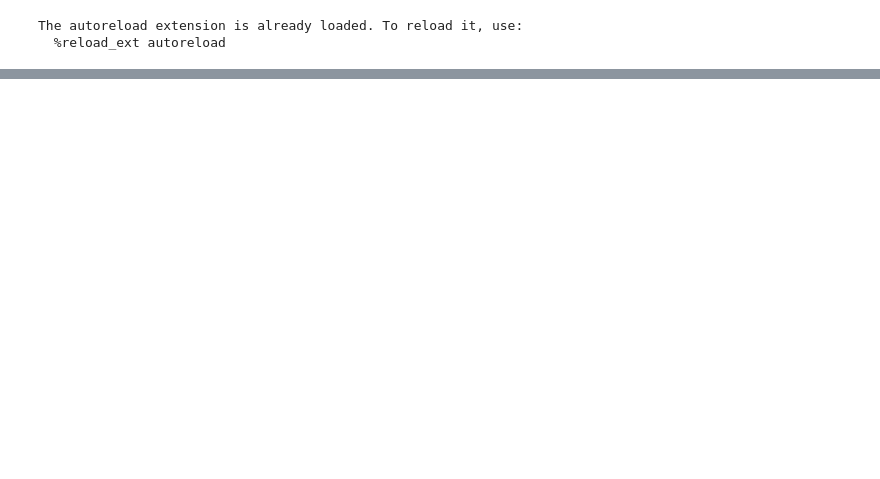
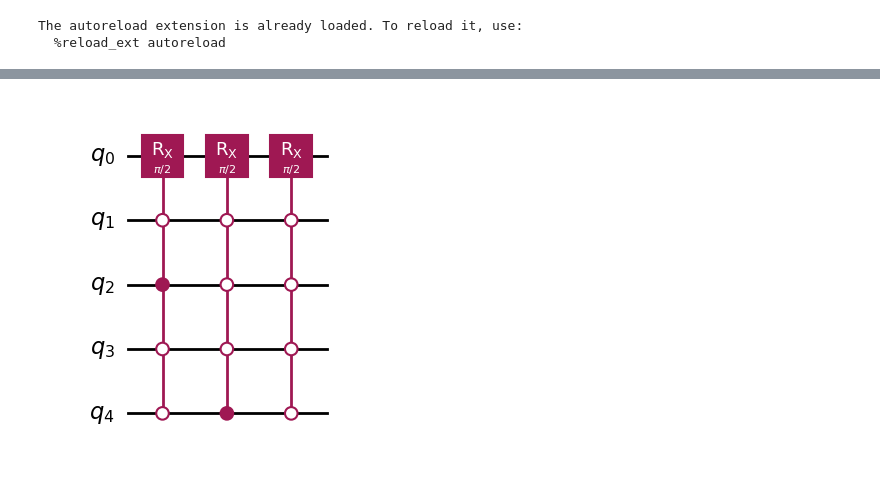
Before and after one commit to Mostafa-Atallah2020/ctqw-matching-decomp, a Jupyter notebook: examples/milticontrolled RX from expressions.ipynb, the cells around one changed output, grey strips where cells are left out. Cells and saved outputs as stored; diff of their text form; code cells hidden in the pictures; blank space fills up the shorter version.

Commit message:
Give examples for 5 and 7 qubits

```diff
--- a/examples/milticontrolled RX from expressions.ipynb
+++ b/examples/milticontrolled RX from expressions.ipynb
@@ -35,0 +45,9 @@ mcrx.qc.draw("mpl")
+# %%
+target = 0
+n_qubits = 5
+rot_angle = np.pi / 2
+
+mcrx = MCRX(n_qubits, expr, target, rot_angle)
+mcrx.qc.draw("mpl")
+# %% [output]
+[figure, added]
```
Also changed, not shown: parts of 9 cells of this notebook.
